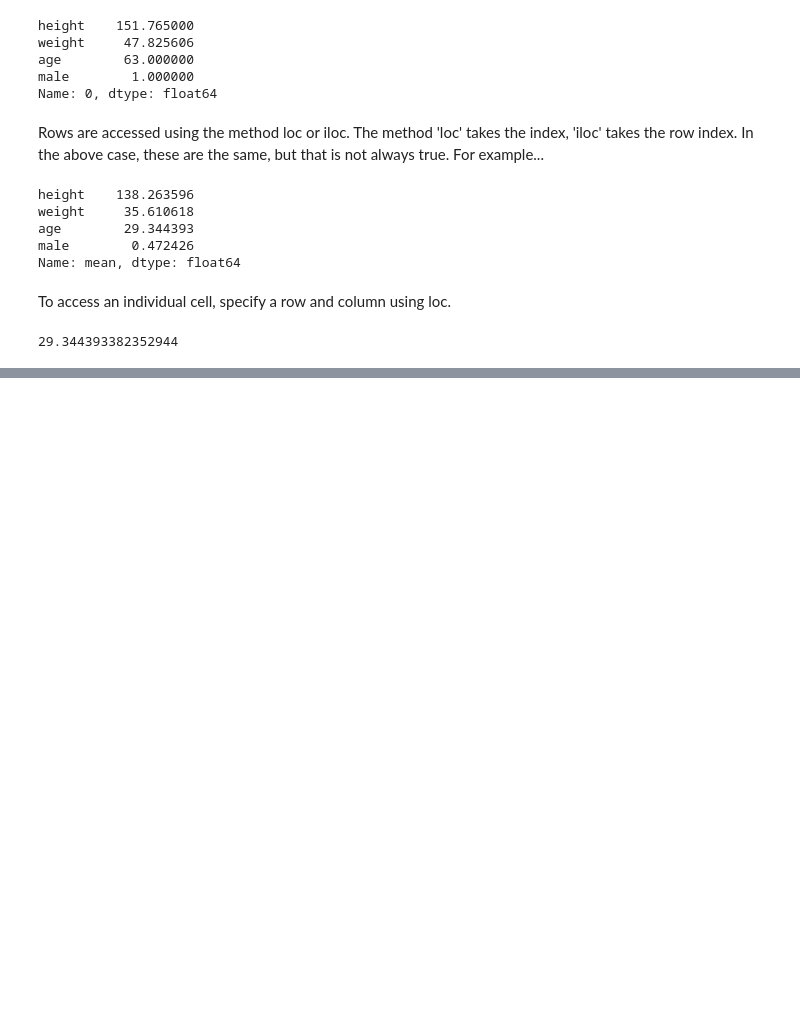
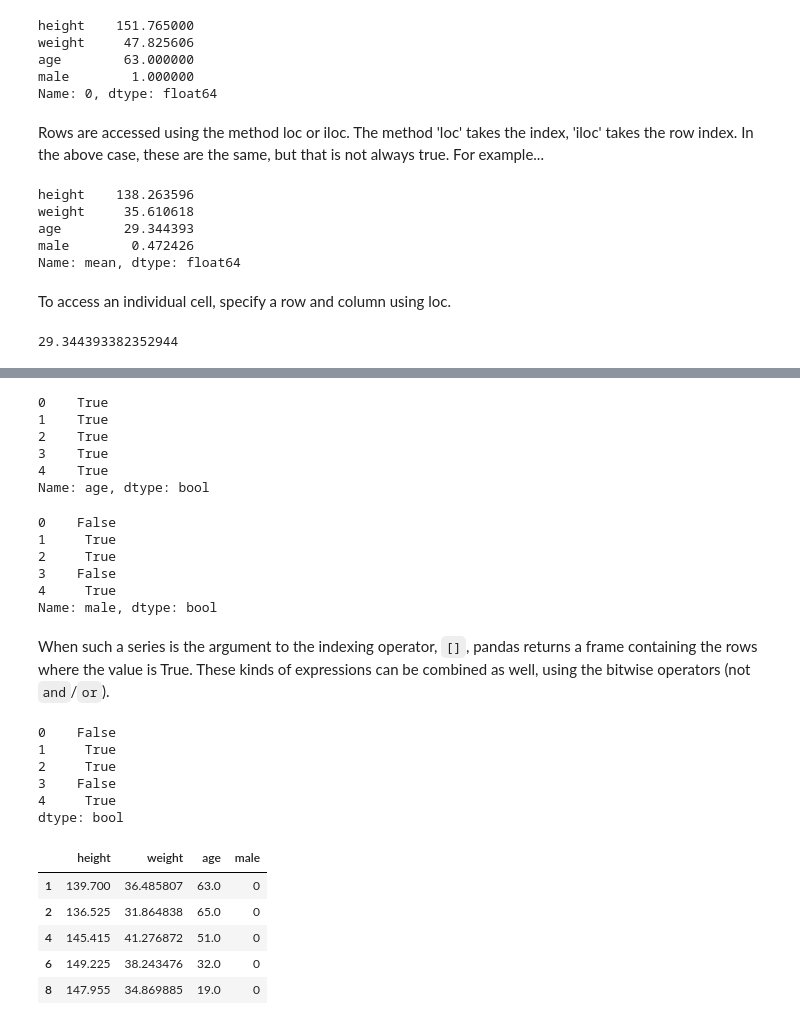
Before and after one commit to ciyer/pandas-intro, a Jupyter notebook: lessons/pandas-for-python-users.ipynb, the cells around one changed output, grey strips where cells are left out. Cells and saved outputs as stored; diff of their text form; code cells hidden in the pictures; blank space fills up the shorter version.

```diff
--- a/lessons/pandas-for-python-users.ipynb
+++ b/lessons/pandas-for-python-users.ipynb
@@ -235,0 +281,38 @@ summary_df.loc['mean', 'age']
+# %%
+(df['age'] >= 18).head()
+# %% [output]
+0    True
+1    True
+2    True
+3    True
+4    True
+Name: age, dtype: bool
+# %%
+(df['male'] == 0).head()
+# %% [output]
+0    False
+1     True
+2     True
+3    False
+4     True
+Name: male, dtype: bool
+# %% [markdown]
+When such a series is the argument to the indexing operator, `[]`, pandas returns a frame containing the rows where the value is True. These kinds of expressions can be combined as well, using the bitwise operators (not `and`/`or`).
+# %%
+((df['age'] >= 18) & (df['male'] == 0)).head()
+# %% [output]
+0    False
+1     True
+2     True
+3    False
+4     True
+dtype: bool
+# %%
+df[(df['age'] >= 18) & (df['male'] == 0)].head()
+# %% [output]
+|  | height | weight | age | male |
+| 1 | 139.700 | 36.485807 | 63.0 | 0 |
+| 2 | 136.525 | 31.864838 | 65.0 | 0 |
+| 4 | 145.415 | 41.276872 | 51.0 | 0 |
+| 6 | 149.225 | 38.243476 | 32.0 | 0 |
+| 8 | 147.955 | 34.869885 | 19.0 | 0 |
```
Also changed, not shown: parts of 16 cells of this notebook.
